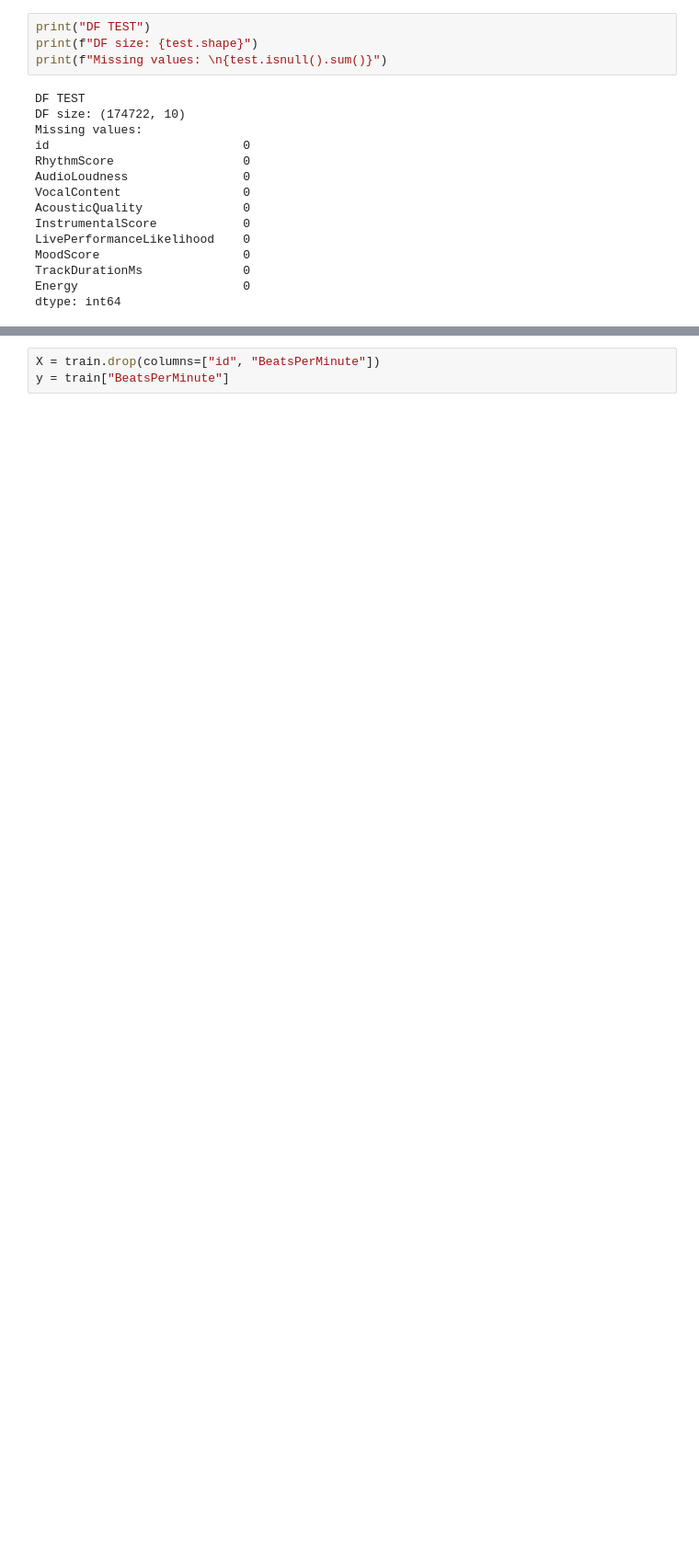
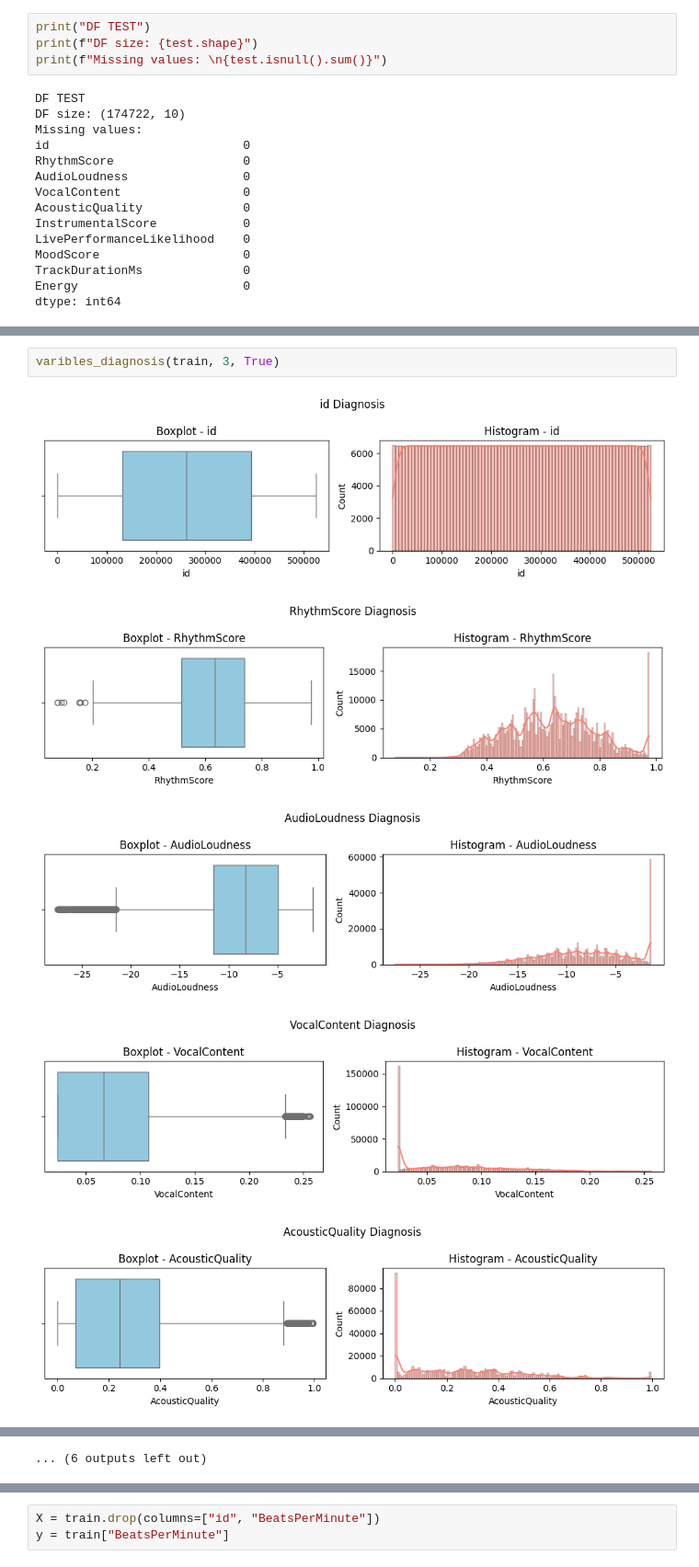
Before and after one commit to PedroReste/modelos_de_machine_learning, a Jupyter notebook: beats_per_minute_prediction_kaggle_comptetion/notebook.ipynb, the cells around one changed output, grey strips where cells are left out. Shown at 92% size. Saved outputs shown, nothing was run; the diff lists cells and outputs as text; blank space fills up the shorter version.

```diff
--- a/beats_per_minute_prediction_kaggle_comptetion/notebook.ipynb
+++ b/beats_per_minute_prediction_kaggle_comptetion/notebook.ipynb
@@ -129,0 +180,8 @@ plt.show()
+# %%
+varibles_diagnosis(train, 3, True)
+# %% [output]
+[figure, added]
+[figure, added]
+[figure, added]
+[figure, added]
+[figure, added]
@@ -130 +195,2 @@ plt.show()
+... (6 outputs left out)
 # %% [markdown]
```
Also changed, not shown: parts of 26 cells of this notebook, 4 other files.
